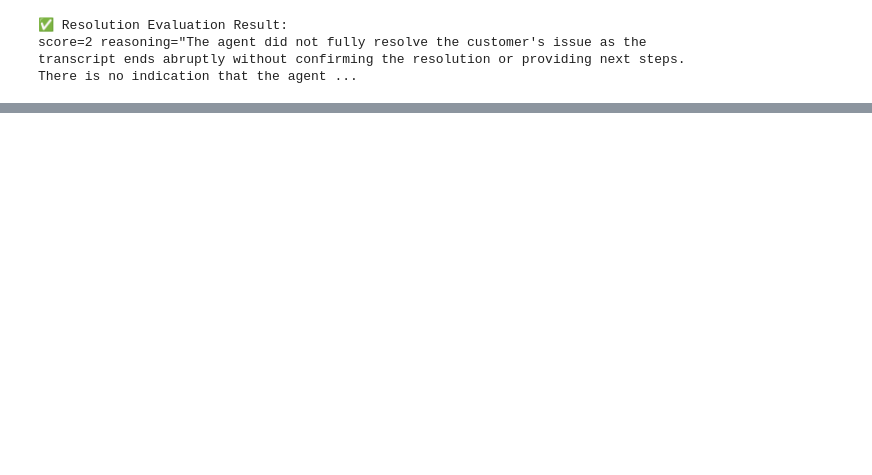
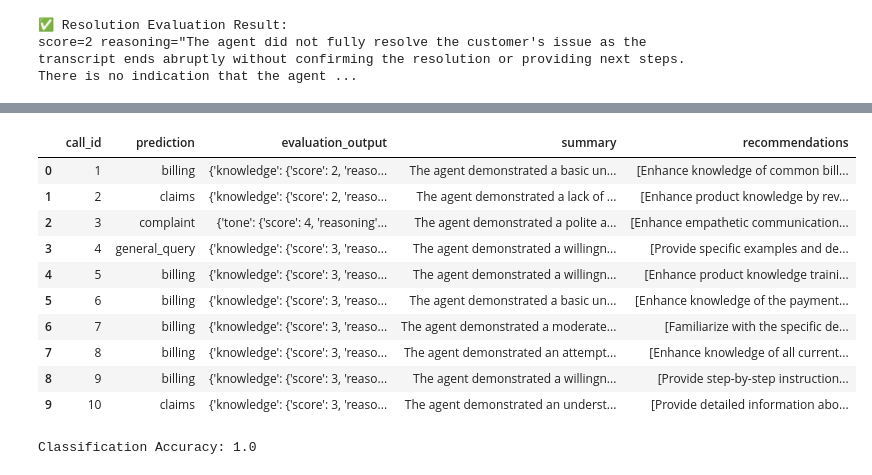
Before and after one commit to binuandrews/langchain-proj1, a Jupyter notebook: experiment.ipynb, the cells around one changed output, grey strips where cells are left out. Drawn from its saved outputs; the diff is of its cells as text; code cells hidden in the pictures; blank space fills up the shorter version.

```diff
--- a/experiment.ipynb
+++ b/experiment.ipynb
@@ -329,0 +456,44 @@ print("✅ Knowledge Chain Ready")
+# %%
+from tqdm import tqdm
+
+final_outputs = []
+for i, row in tqdm(df.iterrows(), total=len(df), desc="Generating Final Reports"):
+  try:
+    result = final_chain.invoke(
+        {
+          "evaluation_output": row["evaluation_output"]
+
+        }
+    )
+
+    final_outputs.append({
+      "call_id": row["call_id"],
+      "summary": result.summary,
+      "recommendations": result.recommendations
+    })
+  except Exception as e:
+    print(f"👎🏻Error occuared at {i} --Error Details {e}")
+
+# Created the dataframe with the end result
+final_df = pd.DataFrame(final_outputs)
+df = df.merge(final_df, on="call_id")
+df[[
+  "call_id", "prediction", "evaluation_output", "summary", "recommendations"
+]]
+# %% [output]
+|  | call_id | prediction | evaluation_output | summary | recommendations |
+| 0 | 1 | billing | {'knowledge': {'score': 2, 'reaso... | The agent demonstrated a basic un... | [Enhance knowledge of common bill... |
+| 1 | 2 | claims | {'knowledge': {'score': 2, 'reaso... | The agent demonstrated a lack of ... | [Enhance product knowledge by rev... |
+| 2 | 3 | complaint | {'tone': {'score': 4, 'reasoning'... | The agent demonstrated a polite a... | [Enhance empathetic communication... |
+| 3 | 4 | general_query | {'knowledge': {'score': 3, 'reaso... | The agent demonstrated a willingn... | [Provide specific examples and de... |
+| 4 | 5 | billing | {'knowledge': {'score': 3, 'reaso... | The agent demonstrated a willingn... | [Enhance product knowledge traini... |
+| 5 | 6 | billing | {'knowledge': {'score': 3, 'reaso... | The agent demonstrated a basic un... | [Enhance knowledge of the payment... |
+| 6 | 7 | billing | {'knowledge': {'score': 3, 'reaso... | The agent demonstrated a moderate... | [Familiarize with the specific de... |
+| 7 | 8 | billing | {'knowledge': {'score': 3, 'reaso... | The agent demonstrated an attempt... | [Enhance knowledge of all current... |
+| 8 | 9 | billing | {'knowledge': {'score': 3, 'reaso... | The agent demonstrated a willingn... | [Provide step-by-step instruction... |
+| 9 | 10 | claims | {'knowledge': {'score': 3, 'reaso... | The agent demonstrated an underst... | [Provide detailed information abo... |
+# %%
+accuracy = (df["expected_call_type"] == df["prediction"]).mean()
+print(f"Classification Accuracy: {accuracy}")
+# %% [output]
+Classification Accuracy: 1.0
```
Also changed, not shown: parts of 7 cells of this notebook, 1 other file.
